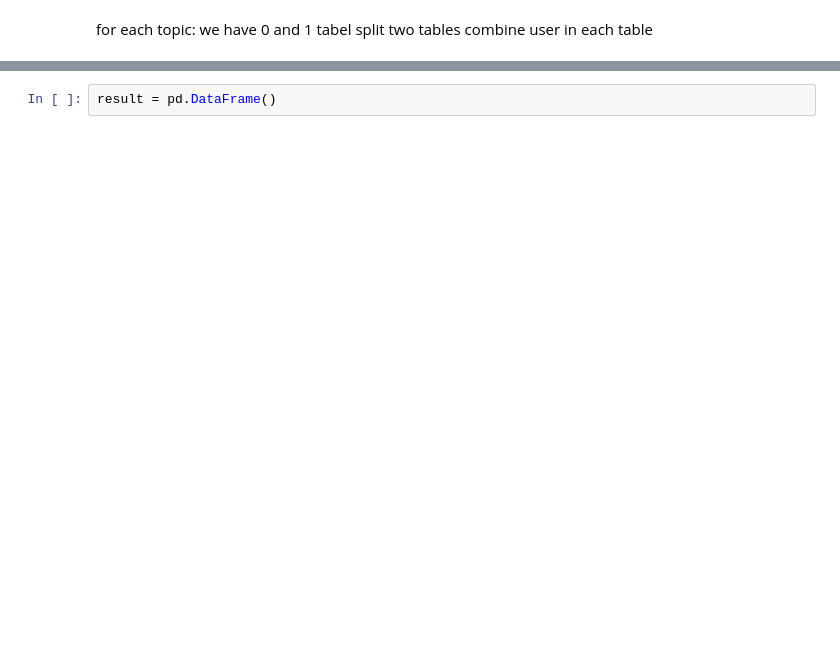
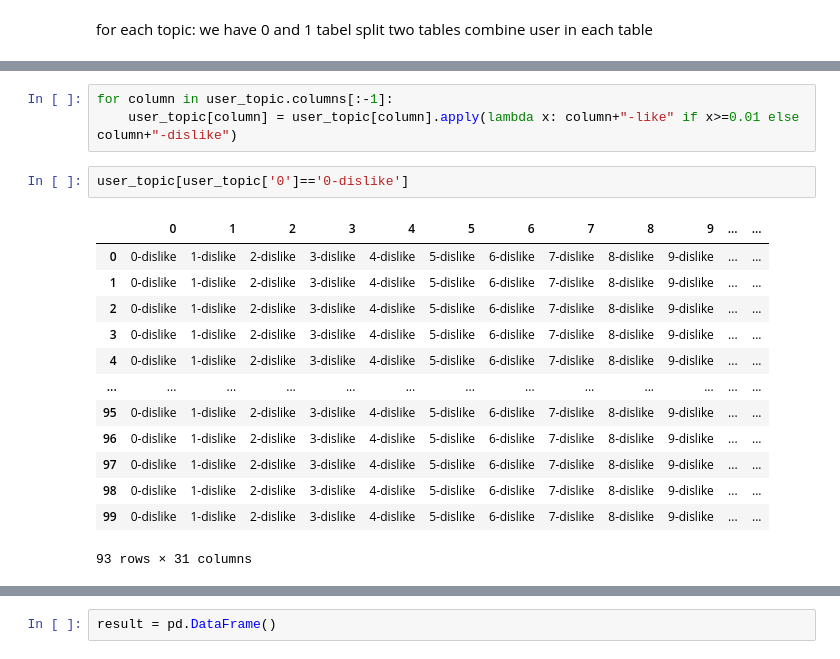
Before and after one commit to community-detection/Community-Detection, a Jupyter notebook: Stage 2-(NLP-Analysis)/user_analysis/User-Analysis.ipynb, the cells around one changed output, grey strips where cells are left out. Cells and saved outputs as stored; diff of their text form; blank space fills up the shorter version.

```diff
--- a/Stage 2-(NLP-Analysis)/user_analysis/User-Analysis.ipynb
+++ b/Stage 2-(NLP-Analysis)/user_analysis/User-Analysis.ipynb
@@ -75,0 +183,19 @@ for each topic:
+# %%
+for column in user_topic.columns[:-1]:
+    user_topic[column] = user_topic[column].apply(lambda x: column+"-like" if x>=0.01 else column+"-dislike")
+# %%
+user_topic[user_topic['0']=='0-dislike']
+# %% [output]
+|  | 0 | 1 | 2 | 3 | 4 | 5 | 6 | 7 | 8 | 9 | ... | ... |
+| 0 | 0-dislike | 1-dislike | 2-dislike | 3-dislike | 4-dislike | 5-dislike | 6-dislike | 7-dislike | 8-dislike | 9-dislike | ... | ... |
+| 1 | 0-dislike | 1-dislike | 2-dislike | 3-dislike | 4-dislike | 5-dislike | 6-dislike | 7-dislike | 8-dislike | 9-dislike | ... | ... |
+| 2 | 0-dislike | 1-dislike | 2-dislike | 3-dislike | 4-dislike | 5-dislike | 6-dislike | 7-dislike | 8-dislike | 9-dislike | ... | ... |
+| 3 | 0-dislike | 1-dislike | 2-dislike | 3-dislike | 4-dislike | 5-dislike | 6-dislike | 7-dislike | 8-dislike | 9-dislike | ... | ... |
+| 4 | 0-dislike | 1-dislike | 2-dislike | 3-dislike | 4-dislike | 5-dislike | 6-dislike | 7-dislike | 8-dislike | 9-dislike | ... | ... |
+| ... | ... | ... | ... | ... | ... | ... | ... | ... | ... | ... | ... | ... |
+| 95 | 0-dislike | 1-dislike | 2-dislike | 3-dislike | 4-dislike | 5-dislike | 6-dislike | 7-dislike | 8-dislike | 9-dislike | ... | ... |
+| 96 | 0-dislike | 1-dislike | 2-dislike | 3-dislike | 4-dislike | 5-dislike | 6-dislike | 7-dislike | 8-dislike | 9-dislike | ... | ... |
+| 97 | 0-dislike | 1-dislike | 2-dislike | 3-dislike | 4-dislike | 5-dislike | 6-dislike | 7-dislike | 8-dislike | 9-dislike | ... | ... |
+| 98 | 0-dislike | 1-dislike | 2-dislike | 3-dislike | 4-dislike | 5-dislike | 6-dislike | 7-dislike | 8-dislike | 9-dislike | ... | ... |
+| 99 | 0-dislike | 1-dislike | 2-dislike | 3-dislike | 4-dislike | 5-dislike | 6-dislike | 7-dislike | 8-dislike | 9-dislike | ... | ... |
+93 rows × 31 columns
```
Also changed, not shown: parts of 46 cells of this notebook, 2 other files.
